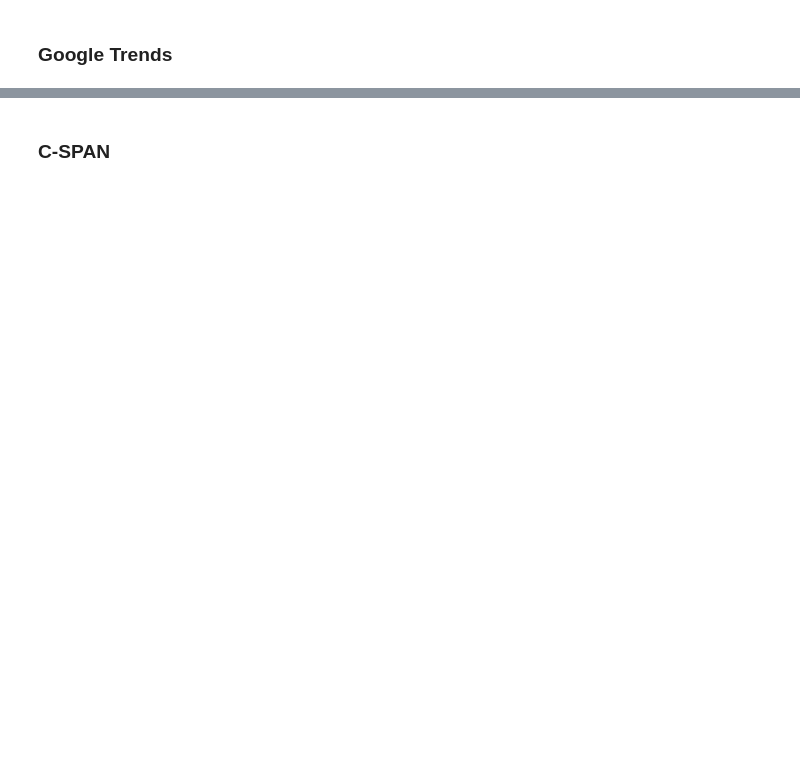
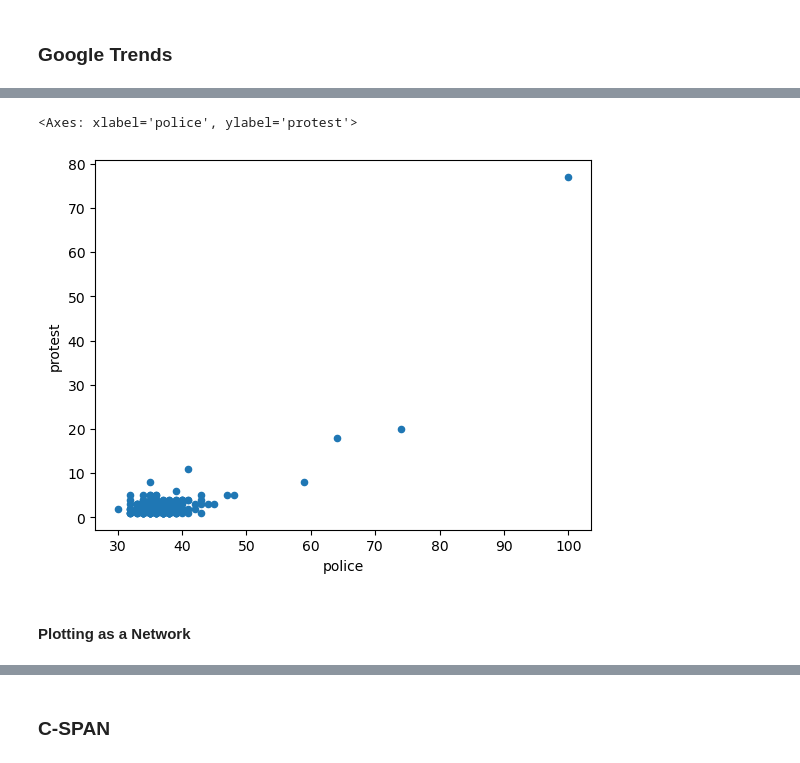
Before and after one commit to isaackrementsov/spotlights-mobilization, a Jupyter notebook: notebooks/Research.ipynb, the cells around one changed output, grey strips where cells are left out. Drawn from its saved outputs; the diff is of its cells as text; code cells hidden in the pictures; blank space fills up the shorter version.

```diff
--- a/notebooks/Research.ipynb
+++ b/notebooks/Research.ipynb
@@ -34,0 +58,7 @@ kw_trend_df.plot(y=kw_list, use_index=True)
+# %%
+kw_trend_df.plot.scatter(y="protest", x="police")
+# %% [output]
+<Axes: xlabel='police', ylabel='protest'>
+[figure, added]
+# %% [markdown]
+#### Plotting as a Network
```
Also changed, not shown: parts of 13 cells of this notebook, 1 other file.
